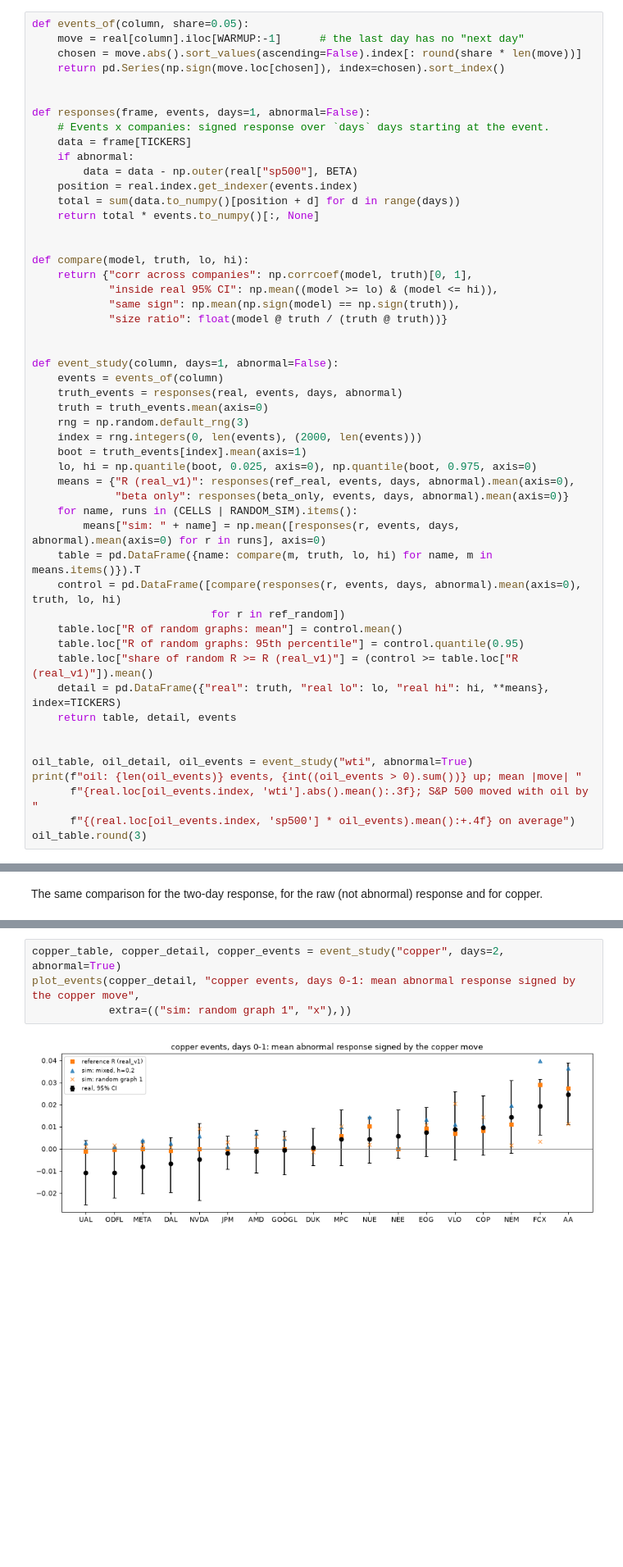
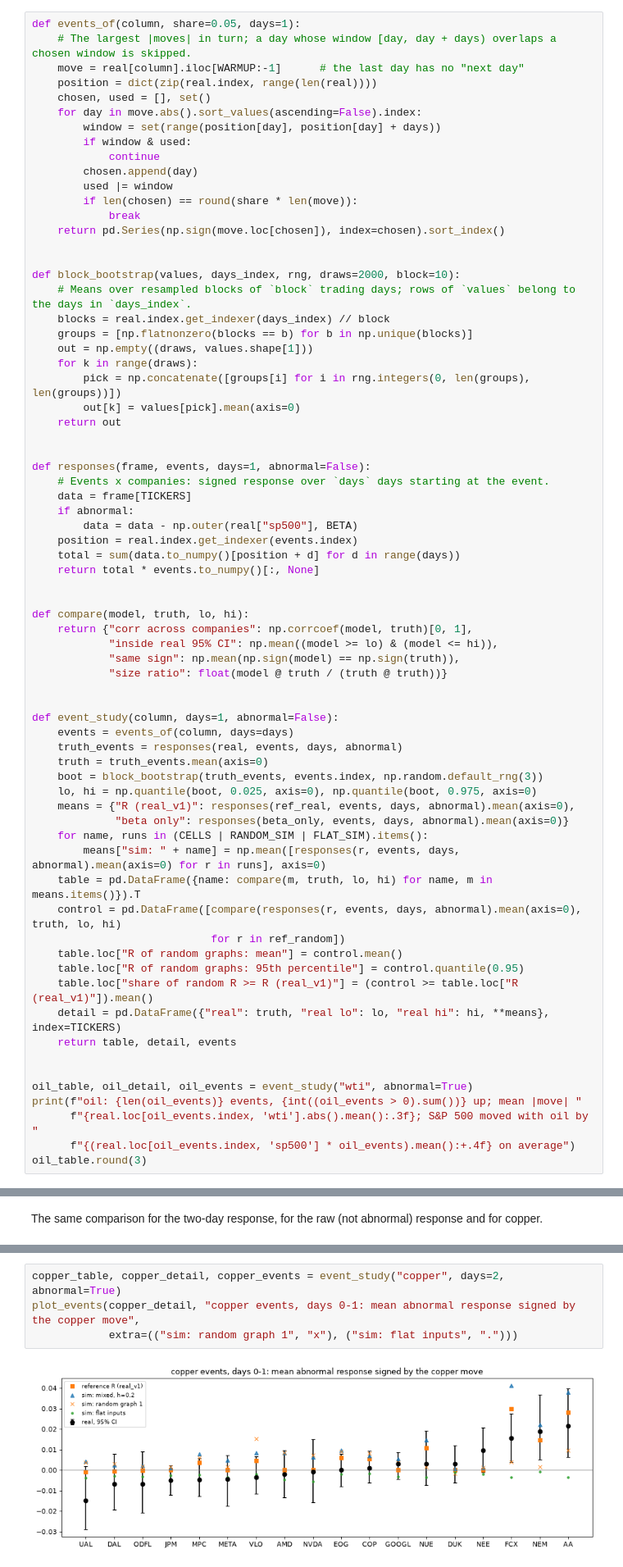
Before and after one commit to dmitrykitty/stock-exchange-simulation, a Jupyter notebook: notebooks/06_real_checks.ipynb, the cells around one changed output, grey strips where cells are left out. Shown at 82% size. Saved outputs shown, nothing was run; the diff lists cells and outputs as text; blank space fills up the shorter version.

Commit message:
notebooks: same-seed random graph and flat input controls, non-overlapping events, clustered lag errors

```diff
--- a/notebooks/06_real_checks.ipynb
+++ b/notebooks/06_real_checks.ipynb
@@ -381,8 +420,29 @@ by the direction of the commodity, so a positive number means "moved with the co
 # %%
-def events_of(column, share=0.05):
+def events_of(column, share=0.05, days=1):
+    # The largest |moves| in turn; a day whose window [day, day + days) overlaps a chosen window is skipped.
     move = real[column].iloc[WARMUP:-1]      # the last day has no "next day"
-    chosen = move.abs().sort_values(ascending=False).index[: round(share * len(move))]
+    position = dict(zip(real.index, range(len(real))))
+    chosen, used = [], set()
+    for day in move.abs().sort_values(ascending=False).index:
+        window = set(range(position[day], position[day] + days))
+        if window & used:
+            continue
+        chosen.append(day)
+        used |= window
+        if len(chosen) == round(share * len(move)):
+            break
     return pd.Series(np.sign(move.loc[chosen]), index=chosen).sort_index()
+
+
+def block_bootstrap(values, days_index, rng, draws=2000, block=10):
+    # Means over resampled blocks of `block` trading days; rows of `values` belong to the days in `days_index`.
+    blocks = real.index.get_indexer(days_index) // block
+    groups = [np.flatnonzero(blocks == b) for b in np.unique(blocks)]
+    out = np.empty((draws, values.shape[1]))
+    for k in range(draws):
+        pick = np.concatenate([groups[i] for i in rng.integers(0, len(groups), len(groups))])
+        out[k] = values[pick].mean(axis=0)
+    return out
 
 
 def responses(frame, events, days=1, abnormal=False):
@@ -403,16 +463,14 @@ def compare(model, truth, lo, hi):
 
 
 def event_study(column, days=1, abnormal=False):
-    events = events_of(column)
+    events = events_of(column, days=days)
     truth_events = responses(real, events, days, abnormal)
     truth = truth_events.mean(axis=0)
-    rng = np.random.default_rng(3)
-    index = rng.integers(0, len(events), (2000, len(events)))
-    boot = truth_events[index].mean(axis=1)
+    boot = block_bootstrap(truth_events, events.index, np.random.default_rng(3))
     lo, hi = np.quantile(boot, 0.025, axis=0), np.quantile(boot, 0.975, axis=0)
     means = {"R (real_v1)": responses(ref_real, events, days, abnormal).mean(axis=0),
              "beta only": responses(beta_only, events, days, abnormal).mean(axis=0)}
-    for name, runs in (CELLS | RANDOM_SIM).items():
+    for name, runs in (CELLS | RANDOM_SIM | FLAT_SIM).items():
         means["sim: " + name] = np.mean([responses(r, events, days, abnormal).mean(axis=0) for r in runs], axis=0)
     table = pd.DataFrame({name: compare(m, truth, lo, hi) for name, m in means.items()}).T
     control = pd.DataFrame([compare(responses(r, events, days, abnormal).mean(axis=0), truth, lo, hi)
@@ -558,9 +621,9 @@ same sign
 # %%
 copper_table, copper_detail, copper_events = event_study("copper", days=2, abnormal=True)
 plot_events(copper_detail, "copper events, days 0-1: mean abnormal response signed by the copper move",
-            extra=(("sim: random graph 1", "x"),))
+            extra=(("sim: random graph 1", "x"), ("sim: flat inputs", ".")))
 # %% [output]
-[figure, old version]
+[figure, new version]
 # %% [markdown]
 ### Weeks with an oil move above 5% (the F8 formulation)
 
```
Also changed, not shown: parts of 15 cells of this notebook.
